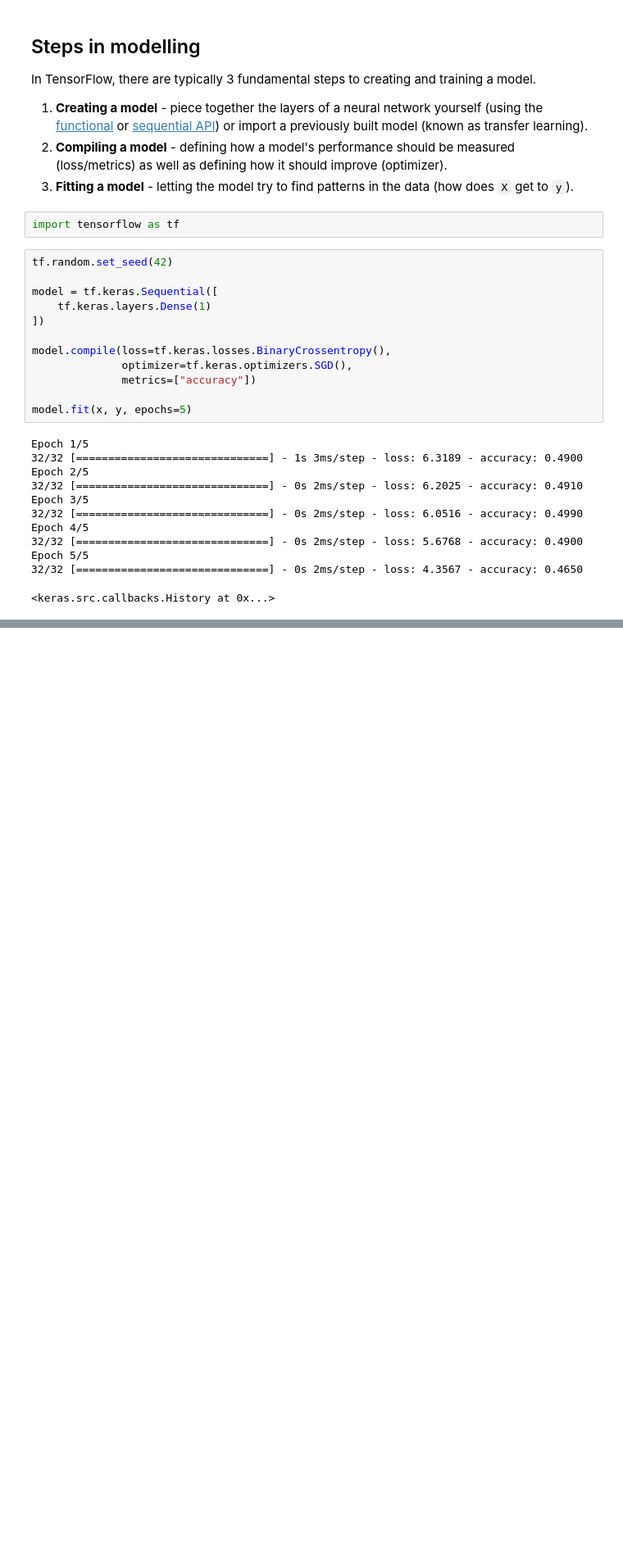
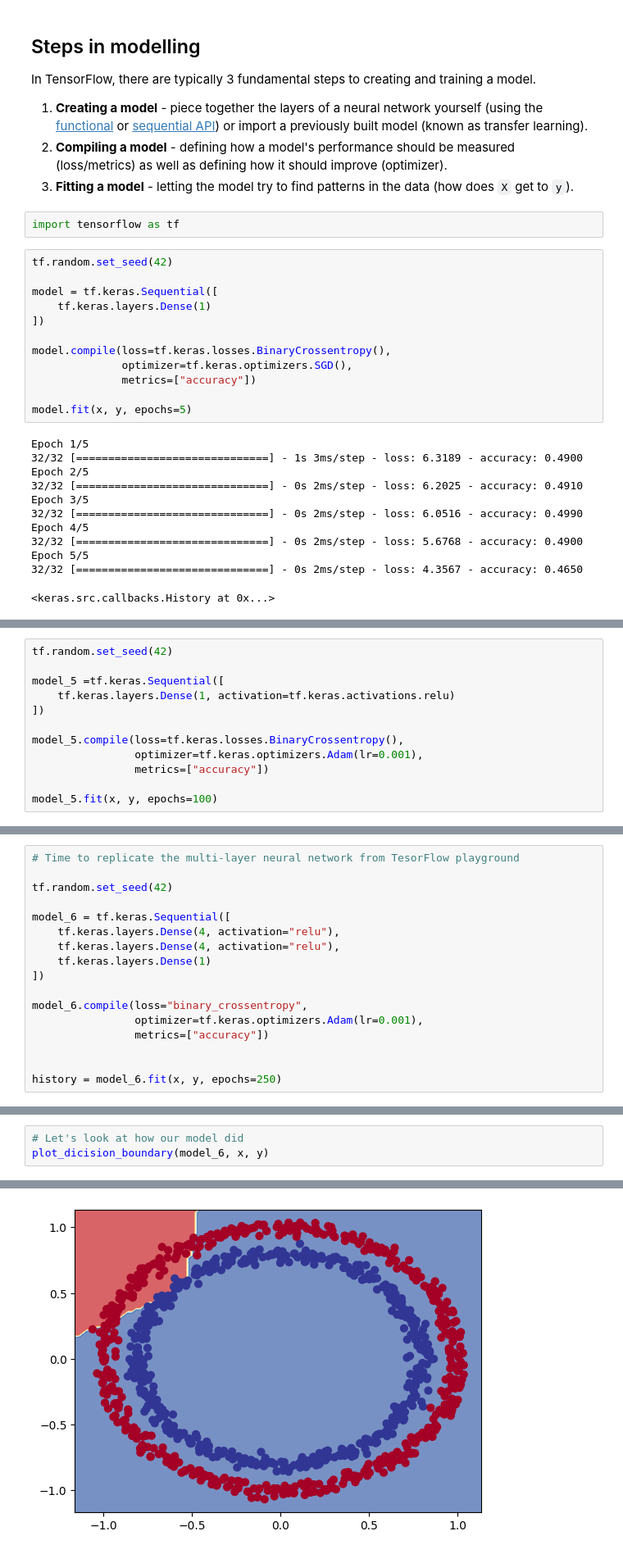
Before and after one commit to Nuthan03/NN_Classification, a Jupyter notebook: NN_classification_with_tensorflow.ipynb, the cells around one changed output, grey strips where cells are left out. Shown at 82% size. Drawn from its saved outputs; the diff is of its cells as text; blank space fills up the shorter version.

```diff
--- a/NN_classification_with_tensorflow.ipynb
+++ b/NN_classification_with_tensorflow.ipynb
@@ -117,0 +320,12 @@ Epoch 5/5
+# %%
+tf.random.set_seed(42)
+
+model_5 =tf.keras.Sequential([
+    tf.keras.layers.Dense(1, activation=tf.keras.activations.relu)
+])
+
+model_5.compile(loss=tf.keras.losses.BinaryCrossentropy(),
+                optimizer=tf.keras.optimizers.Adam(lr=0.001),
+                metrics=["accuracy"])
+
+model_5.fit(x, y, epochs=100)
@@ -117,0 +352,17 @@ Epoch 5/5
+# %%
+# Time to replicate the multi-layer neural network from TesorFlow playground
+
+tf.random.set_seed(42)
+
+model_6 = tf.keras.Sequential([
+    tf.keras.layers.Dense(4, activation="relu"),
+    tf.keras.layers.Dense(4, activation="relu"),
+    tf.keras.layers.Dense(1)
+])
+
+model_6.compile(loss="binary_crossentropy",
+                optimizer=tf.keras.optimizers.Adam(lr=0.001),
+                metrics=["accuracy"])
+
+
+history = model_6.fit(x, y, epochs=250)
@@ -117,0 +394,4 @@ Epoch 5/5
+# %%
+# Let's look at how our model did
+plot_dicision_boundary(model_6, x, y)
+# %% [output]
@@ -117,0 +400 @@ Epoch 5/5
+[figure, added]
```
Also changed, not shown: parts of 23 cells of this notebook.
